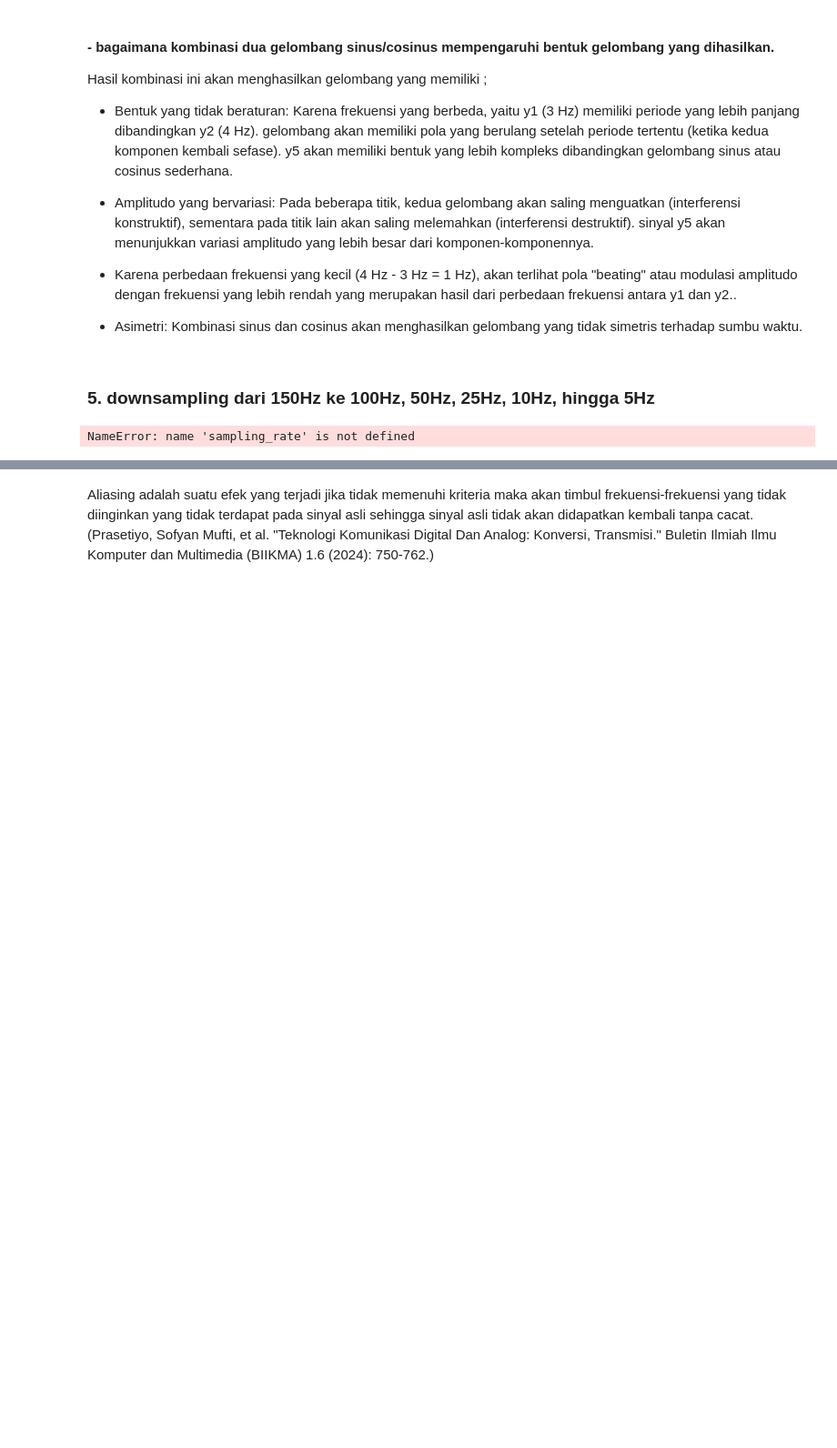
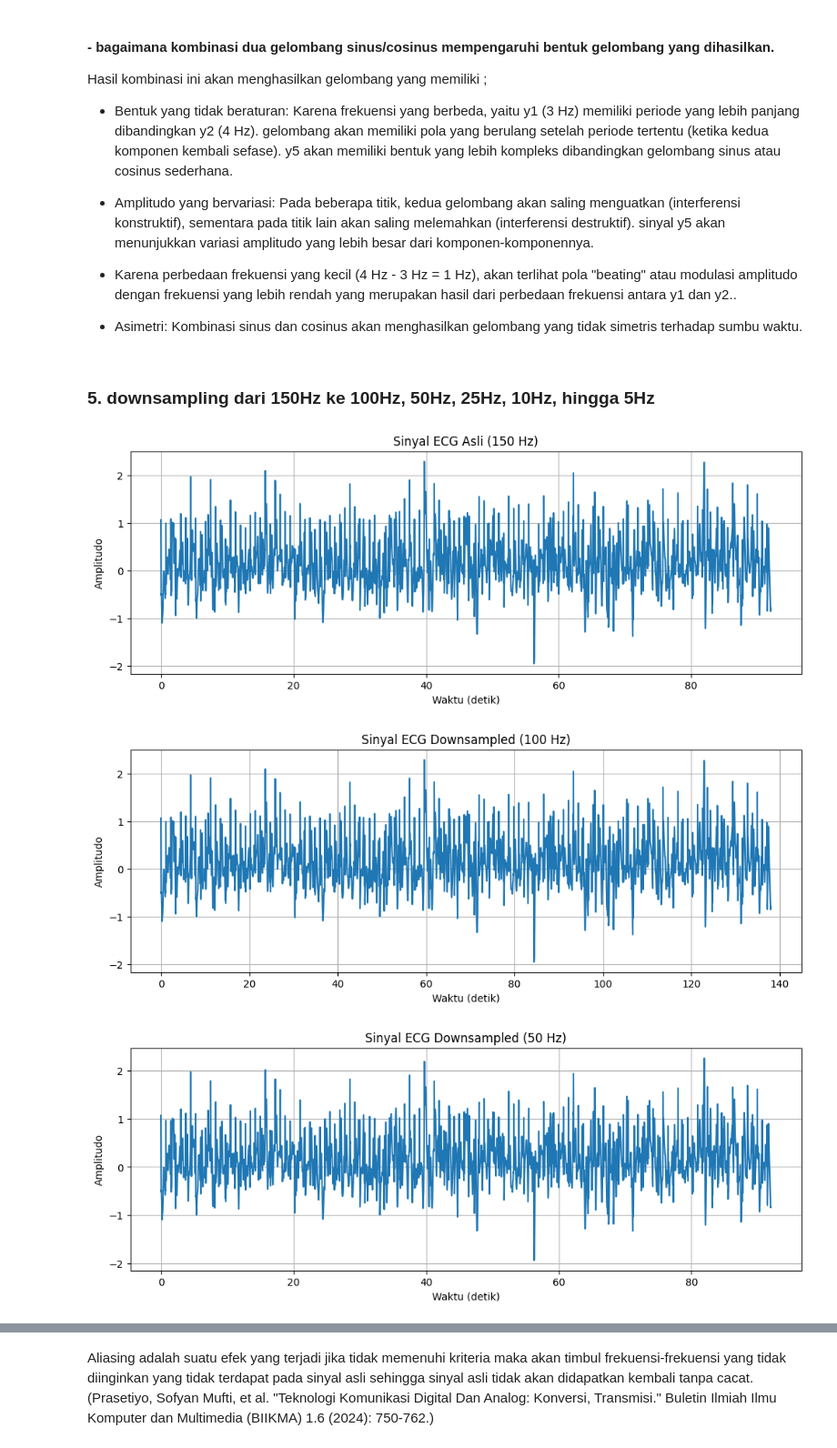
Before and after one commit to aisaasetia/IF3024, a Jupyter notebook: 121140092_ho1.ipynb, the cells around one changed output, grey strips where cells are left out. Shown at 91% size. Saved outputs shown, nothing was run; the diff lists cells and outputs as text; code cells hidden in the pictures; blank space fills up the shorter version.

```diff
--- a/121140092_ho1.ipynb
+++ b/121140092_ho1.ipynb
@@ -305,11 +305,11 @@ Hasil kombinasi ini akan menghasilkan gelombang yang memiliki ;
 # %%
 import numpy as np
 import matplotlib.pyplot as plt
-from scipy import signal
 import neurokit2 as nk
 
 # Membuat sinyal ECG sintetis
-ecg = nk.ecg_simulate(duration=92, sampling_rate=150, noise=0.92, heart_rate=80, random_state=30819)
+sampling_rate = 150
+ecg = nk.ecg_simulate(duration=92, sampling_rate=sampling_rate, noise=0.92, heart_rate=80, random_state=30819)
 
 # Fungsi untuk melakukan downsampling
 def downsample(signal, original_fs, target_fs):
@@ -347,31 +347,33 @@ def demonstrate_aliasing():
     plt.subplot(3, 1, 1)
     plt.plot(t, original_signal)
     plt.title('Sinyal Asli')
     plt.xlabel('Waktu')
     plt.ylabel('Amplitudo')
 
     # Downsampling yang menyebabkan aliasing
     aliased_signal = original_signal[::20]
     t_aliased = t[::20]
 
     plt.subplot(3, 1, 2)
     plt.plot(t_aliased, aliased_signal)
     plt.title('Sinyal Ter-aliasing')
     plt.xlabel('Waktu')
     plt.ylabel('Amplitudo')
 
     # Rekonstruksi sinyal (menunjukkan efek aliasing)
     reconstructed = np.interp(t, t_aliased, aliased_signal)
 
     plt.subplot(3, 1, 3)
     plt.plot(t, reconstructed)
     plt.title('Sinyal Hasil Rekonstruksi (Menunjukkan Efek Aliasing)')
     plt.xlabel('Waktu')
     plt.ylabel('Amplitudo')
 
     plt.tight_layout()
     plt.show()
 
 demonstrate_aliasing()
 # %% [output]
-NameError: name 'sampling_rate' is not defined
+[figure, added]
+[figure, added]
+[figure, added]
```
Also changed, not shown: parts of 1 cell of this notebook, 2 other files.
